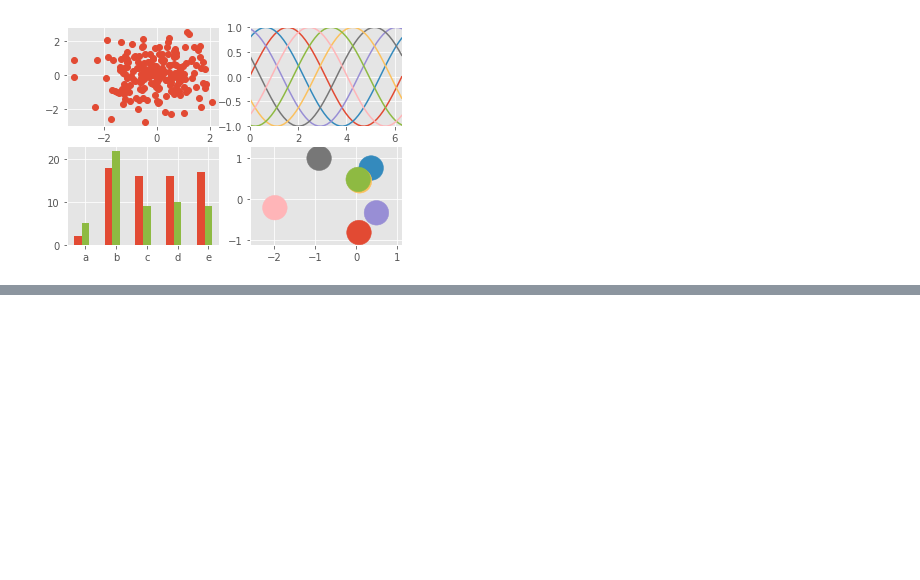
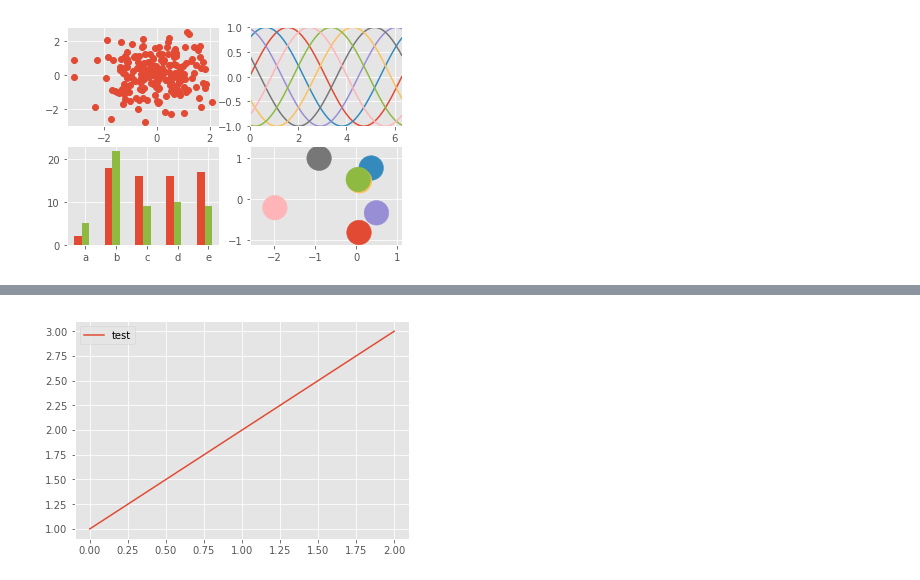
Before and after one commit to zhuMingXu/SidewalkWebpage, a Jupyter notebook: Thinning/Plots.ipynb, the cells around one changed output, grey strips where cells are left out. Cells and saved outputs as stored; diff of their text form; code cells hidden in the pictures; blank space fills up the shorter version.

Commit message:
update plots and plotting notebook

```diff
--- a/Thinning/Plots.ipynb
+++ b/Thinning/Plots.ipynb
@@ -172,0 +227,15 @@ y
+# %%
+#rcParams['font.family'] = 'sans-serif'
+#rcParams['font.sans-serif'] = ['Tahoma', 'DejaVu Sans','Lucida Grande', 'Verdana']
+from matplotlib import rcParams
+rcParams['font.family'] = 'sans-serif'
+rcParams['font.sans-serif'] = ['Lucida Grande']
+import matplotlib.pyplot as plt
+
+fig, ax = plt.subplots()
+ax.plot([1, 2, 3], label='test')
+
+ax.legend()
+plt.show()
+# %% [output]
+[figure, added]
```
Also changed, not shown: parts of 12 cells of this notebook, 3 other files.
